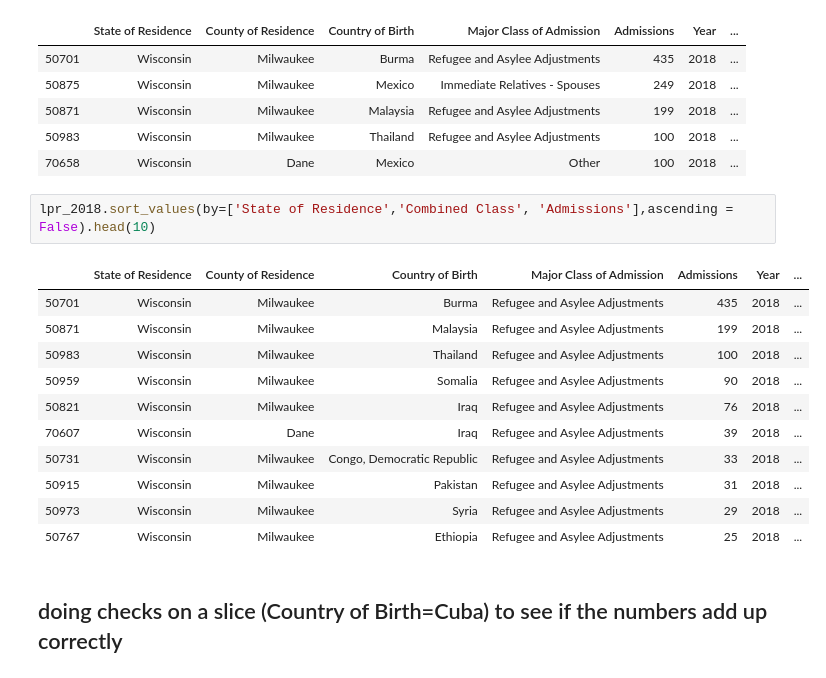
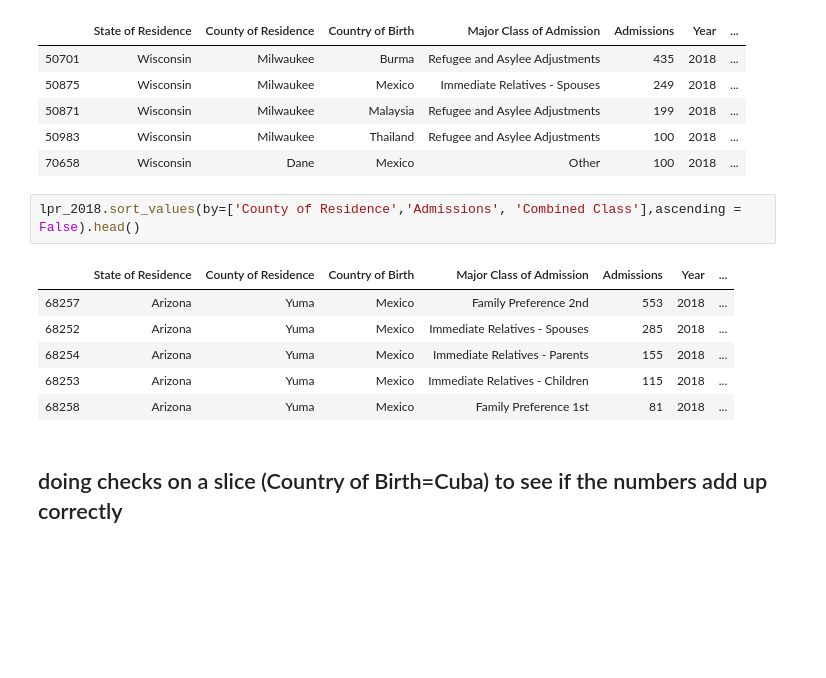
Before and after one commit to knitterpam/LPR_Location_Analysis, a Jupyter notebook: notebooks/capstone_EDA.ipynb, the cells around one changed output. Drawn from its saved outputs; the diff is of its cells as text; blank space fills up the shorter version.

```diff
--- a/notebooks/capstone_EDA.ipynb
+++ b/notebooks/capstone_EDA.ipynb
@@ -176,19 +176,14 @@ lpr_2018.sort_values(by=['State of Residence','Admissions', 'Combined Class'],as
 | 50983 | Wisconsin | Milwaukee | Thailand | Refugee and Asylee Adjustments | 100 | 2018 | ... |
 | 70658 | Wisconsin | Dane | Mexico | Other | 100 | 2018 | ... |
 # %%
-lpr_2018.sort_values(by=['State of Residence','Combined Class', 'Admissions'],ascending = False).head(10)
+lpr_2018.sort_values(by=['County of Residence','Admissions', 'Combined Class'],ascending = False).head()
 # %% [output]
 |  | State of Residence | County of Residence | Country of Birth | Major Class of Admission | Admissions | Year | ... |
-| 50701 | Wisconsin | Milwaukee | Burma | Refugee and Asylee Adjustments | 435 | 2018 | ... |
-| 50871 | Wisconsin | Milwaukee | Malaysia | Refugee and Asylee Adjustments | 199 | 2018 | ... |
-| 50983 | Wisconsin | Milwaukee | Thailand | Refugee and Asylee Adjustments | 100 | 2018 | ... |
-| 50959 | Wisconsin | Milwaukee | Somalia | Refugee and Asylee Adjustments | 90 | 2018 | ... |
-| 50821 | Wisconsin | Milwaukee | Iraq | Refugee and Asylee Adjustments | 76 | 2018 | ... |
-| 70607 | Wisconsin | Dane | Iraq | Refugee and Asylee Adjustments | 39 | 2018 | ... |
-| 50731 | Wisconsin | Milwaukee | Congo, Democratic Republic | Refugee and Asylee Adjustments | 33 | 2018 | ... |
-| 50915 | Wisconsin | Milwaukee | Pakistan | Refugee and Asylee Adjustments | 31 | 2018 | ... |
-| 50973 | Wisconsin | Milwaukee | Syria | Refugee and Asylee Adjustments | 29 | 2018 | ... |
-| 50767 | Wisconsin | Milwaukee | Ethiopia | Refugee and Asylee Adjustments | 25 | 2018 | ... |
+| 68257 | Arizona | Yuma | Mexico | Family Preference 2nd | 553 | 2018 | ... |
+| 68252 | Arizona | Yuma | Mexico | Immediate Relatives - Spouses | 285 | 2018 | ... |
+| 68254 | Arizona | Yuma | Mexico | Immediate Relatives - Parents | 155 | 2018 | ... |
+| 68253 | Arizona | Yuma | Mexico | Immediate Relatives - Children | 115 | 2018 | ... |
+| 68258 | Arizona | Yuma | Mexico | Family Preference 1st | 81 | 2018 | ... |
 # %% [markdown]
 ## doing checks on a slice (Country of Birth=Cuba) to see if the numbers add up correctly
 # %%
```
Also changed, not shown: 8 other files.
